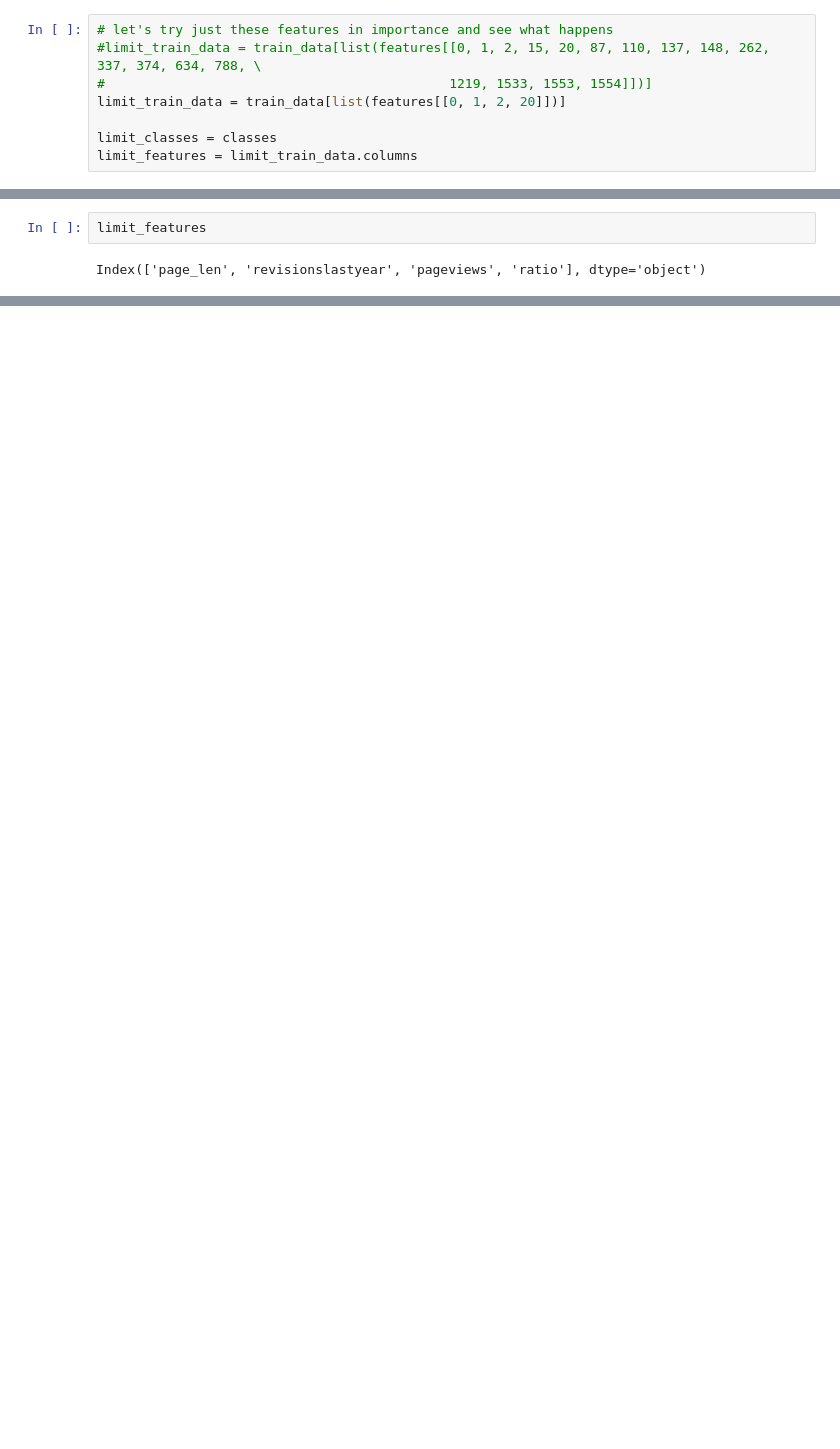
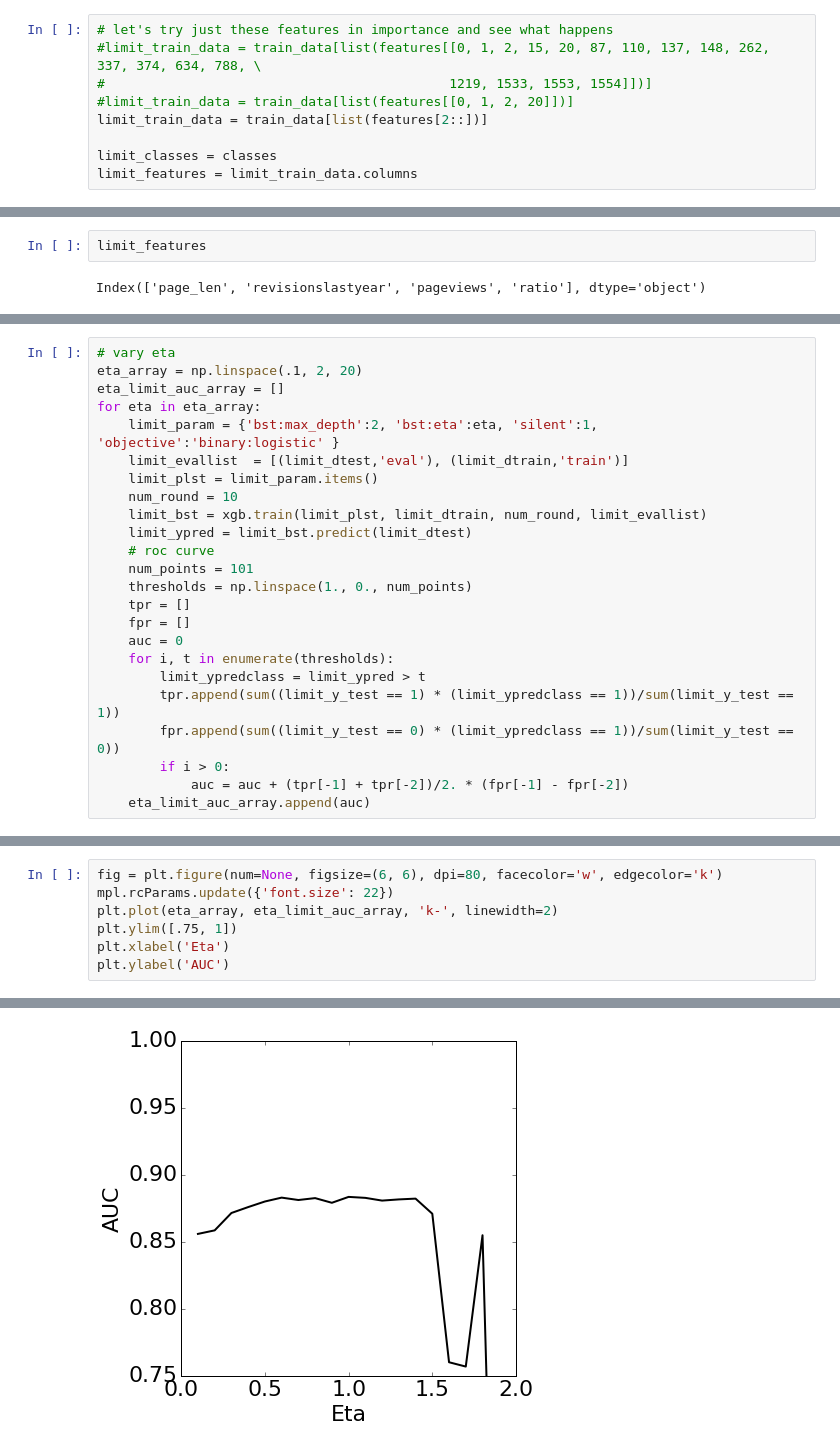
Before and after one commit to dekedor/AtRiskWiki, a Jupyter notebook: Modeling/BoostedDecisionTreeWithPCAFeatures.ipynb, the cells around one changed output, grey strips where cells are left out. Cells and saved outputs as stored; diff of their text form; blank space fills up the shorter version.

Commit message:
Updated to add limited feature version.

```diff
--- a/Modeling/BoostedDecisionTreeWithPCAFeatures.ipynb
+++ b/Modeling/BoostedDecisionTreeWithPCAFeatures.ipynb
@@ -204,7 +196,8 @@ importance
 # let's try just these features in importance and see what happens
 #limit_train_data = train_data[list(features[[0, 1, 2, 15, 20, 87, 110, 137, 148, 262, 337, 374, 634, 788, \
 #                                            1219, 1533, 1553, 1554]])]
-limit_train_data = train_data[list(features[[0, 1, 2, 20]])]
+#limit_train_data = train_data[list(features[[0, 1, 2, 20]])]
+limit_train_data = train_data[list(features[2::])]
 
 limit_classes = classes
 limit_features = limit_train_data.columns
@@ -295,0 +294,24 @@ limit_importance
+# %%
+# vary eta
+eta_array = np.linspace(.1, 2, 20)
+eta_limit_auc_array = []
+for eta in eta_array:
+    limit_param = {'bst:max_depth':2, 'bst:eta':eta, 'silent':1, 'objective':'binary:logistic' }
+    limit_evallist  = [(limit_dtest,'eval'), (limit_dtrain,'train')]
+    limit_plst = limit_param.items()
+    num_round = 10
+    limit_bst = xgb.train(limit_plst, limit_dtrain, num_round, limit_evallist)
+    limit_ypred = limit_bst.predict(limit_dtest)
+    # roc curve
+    num_points = 101
+    thresholds = np.linspace(1., 0., num_points)
+    tpr = []
+    fpr = []
+    auc = 0
+    for i, t in enumerate(thresholds):
+        limit_ypredclass = limit_ypred > t
+        tpr.append(sum((limit_y_test == 1) * (limit_ypredclass == 1))/sum(limit_y_test == 1))
+        fpr.append(sum((limit_y_test == 0) * (limit_ypredclass == 1))/sum(limit_y_test == 0))
+        if i > 0:
+            auc = auc + (tpr[-1] + tpr[-2])/2. * (fpr[-1] - fpr[-2])
+    eta_limit_auc_array.append(auc)
@@ -295,0 +336,8 @@ limit_importance
+# %%
+fig = plt.figure(num=None, figsize=(6, 6), dpi=80, facecolor='w', edgecolor='k')
+mpl.rcParams.update({'font.size': 22})
+plt.plot(eta_array, eta_limit_auc_array, 'k-', linewidth=2)
+plt.ylim([.75, 1])
+plt.xlabel('Eta')
+plt.ylabel('AUC')
+# %% [output]
@@ -295,0 +345 @@ limit_importance
+[figure, added]
```
Also changed, not shown: parts of 10 cells of this notebook.
